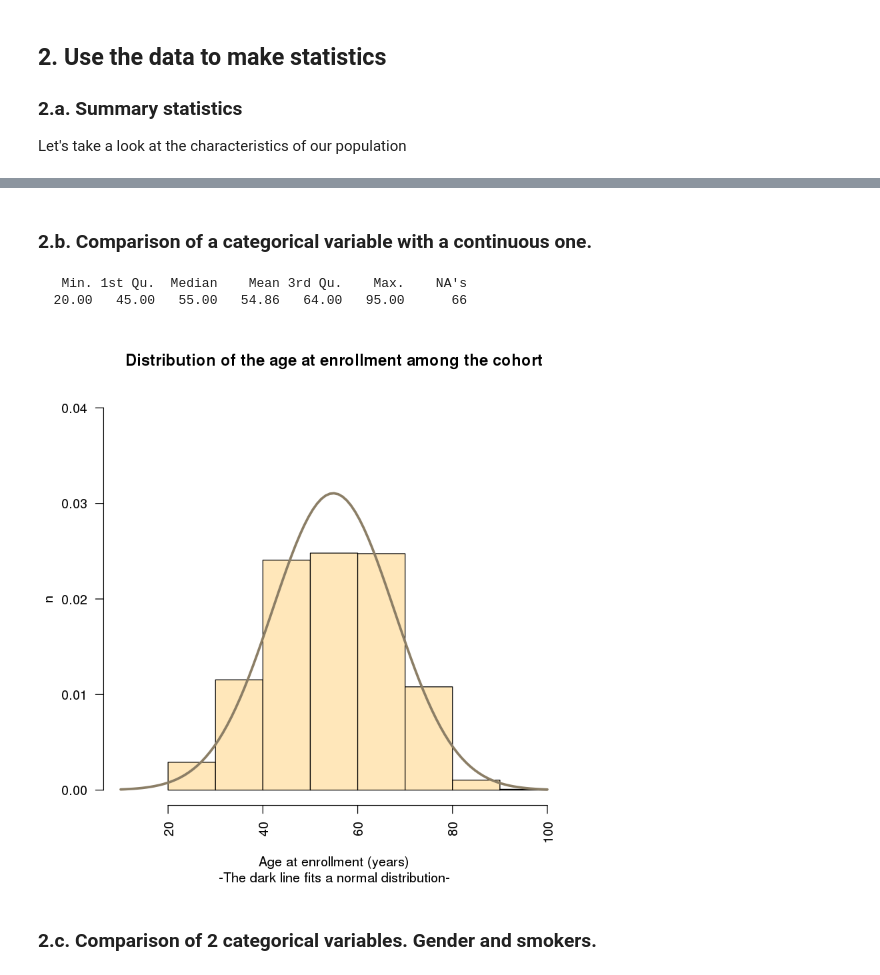
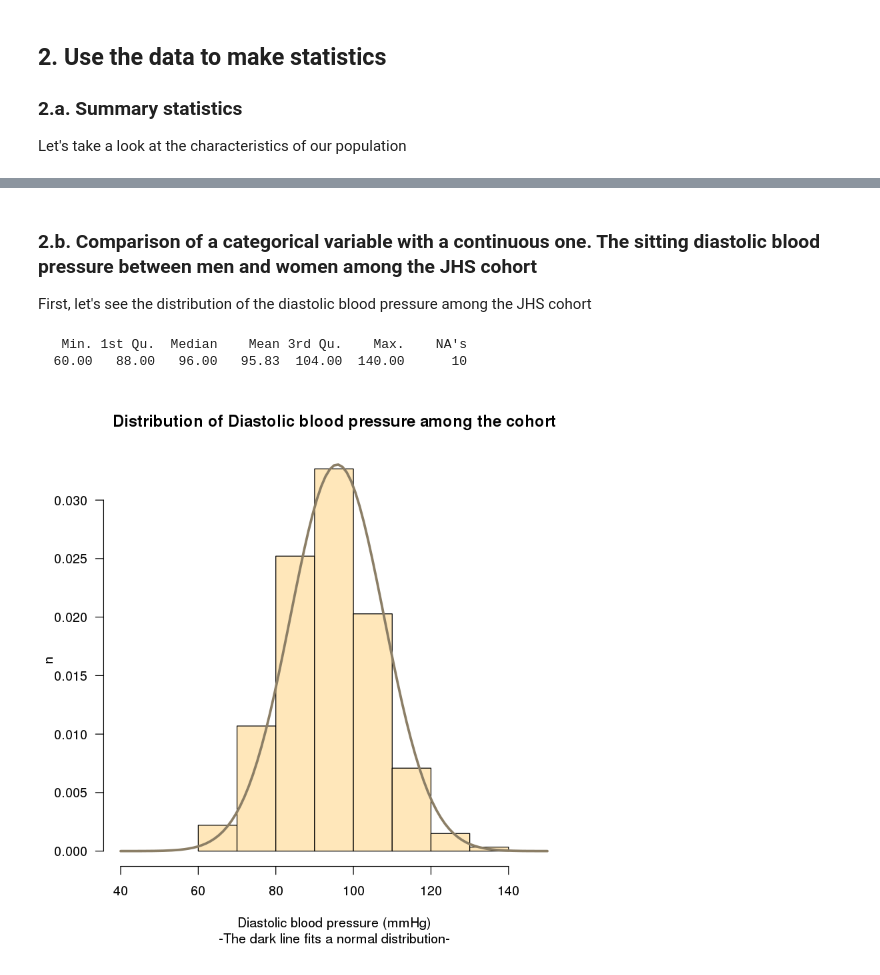
Before and after one commit to hms-dbmi/dcppc, a Jupyter notebook: Picsure_API/Use_Cases/Jackson_picsure.ipynb, the cells around one changed output, grey strips where cells are left out. Cells and saved outputs as stored; diff of their text form; code cells hidden in the pictures.

```diff
--- a/Picsure_API/Use_Cases/Jackson_picsure.ipynb
+++ b/Picsure_API/Use_Cases/Jackson_picsure.ipynb
@@ -52,19 +30,20 @@ Making 'packages.html' ... done
 `key`: To authenticate with PIC-SURE put your key or token in an otherwise empty text file in your JupyterNotebook's top level folder. The key will be read from there so the key does not get seen by anyone except you.
 
 `variables`: A vector with the variables of interest. You can put a variable, or a path, as you want. You can also use the * key if you want to use a wild card. If an argument corresponds to a node, it will return all the variables below the node
+# %%
+environment <- "https://topmed-dev.hms.harvard.edu"
+
+key <- as.character(read.table("key.csv", sep=",")[1,1])
 # %%
-env <- "https://topmed-dev.hms.harvard.edu"
-key <- as.character(read.table("topmedkey.csv", sep=",")[1,1])
-
-var <- c(Consent_groups = "The Jackson Heart Study - phs000286/00. population/consent_groups",
+variables <- c(Consent_groups = "The Jackson Heart Study - phs000286/00. population/consent_groups",
                Age = "Age (yrs) at baseline clinic visit",
                Gender = "01. Demographics/Gender",
-               Diabetes = "Diabetes status (Type I or II)",
                LV_thickness = "M-mode diastolic IV septum thickness in mm",
                Smoking = "*Smoked at least 400 cigarettes",
+               History_of_MI = "04a. Has doctor said you had Heart attack",
                Diastolic_BP = "*Diastolic (first BP)")
 # %% [markdown]
 With the function `picsure`, we build our query, and get the results back from the API. The output is a dataset with the variables of interests. By default, it will return all the patients that have at least one value for a variable.
 # %%
-demo <- picsure(env, key, var, verbose = TRUE)
+demo <- picsure(environment, key, variables, verbose = FALSE)
 # %% [output]
@@ -90,3 +60,5 @@ The data.frame downloaded contains 3602 observations of 8 variables. Its size is
+# %%
+demo <- demo[!(demo$Gender == ""),]
 # %% [markdown]
 If necessary, you can get a list of all the pathways and variables available by running the `raj()` function. This function takes as argument the environment, the token, and optionally a node where you want to start your list.
 It will return a vector with all the pathways available
@@ -140,28 +104,27 @@ In is.na(var): is.na() applied to non-(list or vector) of type 'NULL'
 # %% [markdown]
-### 2.b. Comparison of a categorical variable with a continuous one.
+### 2.b. Comparison of a categorical variable with a continuous one. The sitting diastolic blood pressure between men and women among the JHS cohort
+
+First, let's see the distribution of the diastolic blood pressure among the JHS cohort
 # %%
-Age <- demo$Age
-summary(Age)
-hist(Age,
-     main="Distribution of the age at enrollment among the cohort",
+diastolic <- demo$Diastolic_BP
+summary(diastolic)
+hist(diastolic,
+     main="Distribution of Diastolic blood pressure among the cohort",
      sub="-The dark line fits a normal distribution-",
-     xlab="Age at enrollment (years)",
+     xlab="Diastolic blood pressure (mmHg)",
      ylab="n",
      border="black",
      col="wheat1",
-     xlim=c(10,100),
-     ylim=c(0,0.04),
+     xlim=c(40,150),
      breaks=10,
-     las = 2,
+     las = 1,
      prob = TRUE
     )
-m <- mean(Age, na.rm = TRUE)
-std <- sqrt(var(Age, na.rm = TRUE))
-x <- length(Age)
+m <- mean(diastolic, na.rm = TRUE)
+std <- sqrt(var(diastolic, na.rm = TRUE))
+x <- length(diastolic)
 curve(dnorm(x, mean=m, sd=std), col="wheat4", lwd=3, add=TRUE, yaxt="n")
 # %% [output]
    Min. 1st Qu.  Median    Mean 3rd Qu.    Max.    NA's
-  20.00   45.00   55.00   54.86   64.00   95.00      66
+  60.00   88.00   96.00   95.83  104.00  140.00      10
-[figure, old version]
+[figure, new version]
-# %% [markdown]
-### 2.c. Comparison of 2 categorical variables. Gender and smokers.
```
Also changed, not shown: parts of 15 cells of this notebook.
